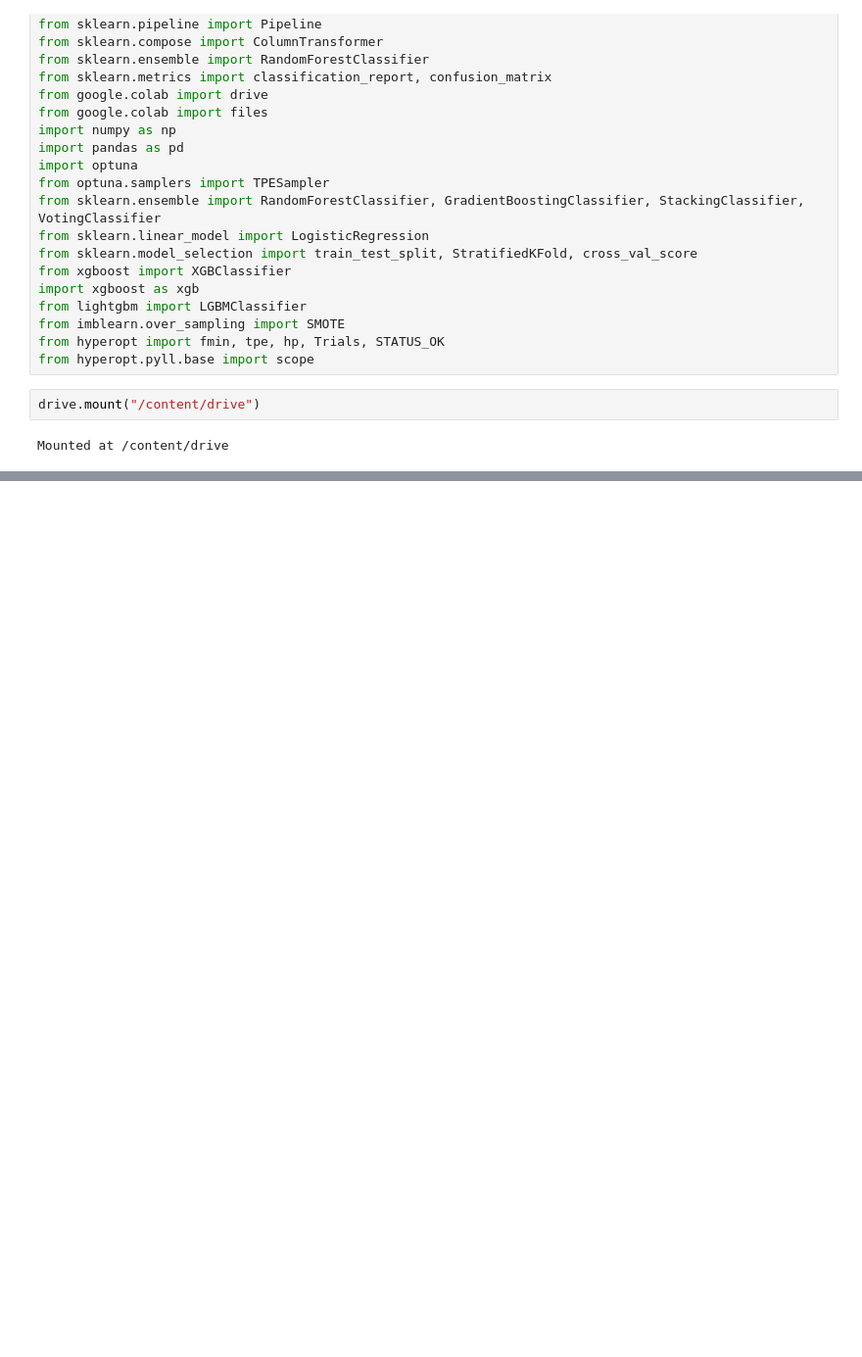
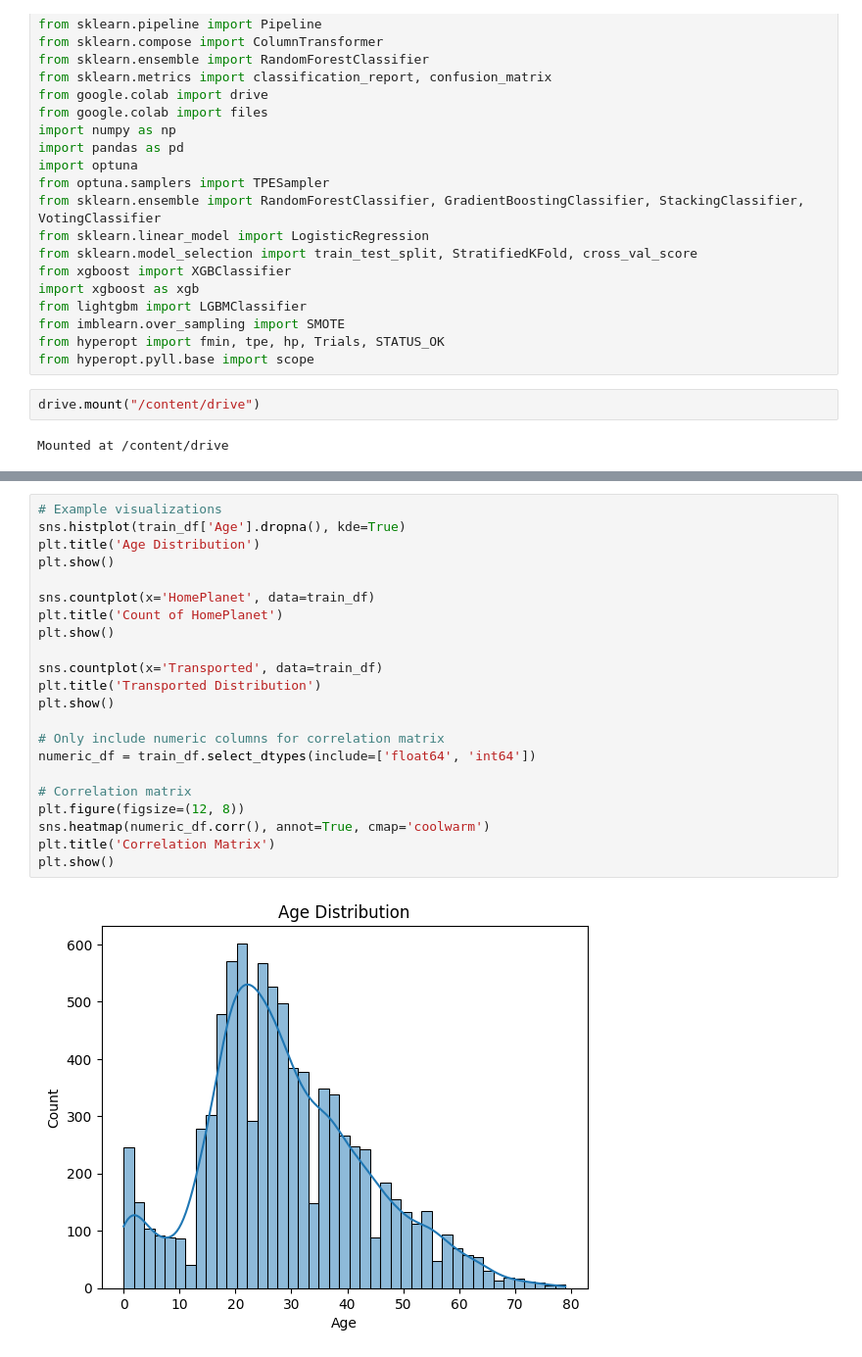
Before and after one commit to 7PAM2015-0509-2023-Group6/Kaggle-Challenge-Spaceship-Titanic-, a Jupyter notebook: Assignment2_kaggle.ipynb, the cells around one changed output, grey strips where cells are left out. Shown: that part at 98% size. Saved outputs shown, nothing was run; the diff lists cells and outputs as text; blank space fills up the shorter version.

```diff
--- a/Assignment2_kaggle.ipynb
+++ b/Assignment2_kaggle.ipynb
@@ -89,3 +89,27 @@ Data columns (total 14 columns):
 dtypes: bool(1), float64(6), object(7)
 memory usage: 891.5+ KB
 [figure]
+# %%
+# Example visualizations
+sns.histplot(train_df['Age'].dropna(), kde=True)
+plt.title('Age Distribution')
+plt.show()
+
+sns.countplot(x='HomePlanet', data=train_df)
+plt.title('Count of HomePlanet')
+plt.show()
+
+sns.countplot(x='Transported', data=train_df)
+plt.title('Transported Distribution')
+plt.show()
+
+# Only include numeric columns for correlation matrix
+numeric_df = train_df.select_dtypes(include=['float64', 'int64'])
+
+# Correlation matrix
+plt.figure(figsize=(12, 8))
+sns.heatmap(numeric_df.corr(), annot=True, cmap='coolwarm')
+plt.title('Correlation Matrix')
+plt.show()
+# %% [output]
+[figure, added]
```
Also changed, not shown: parts of 2 cells of this notebook.
